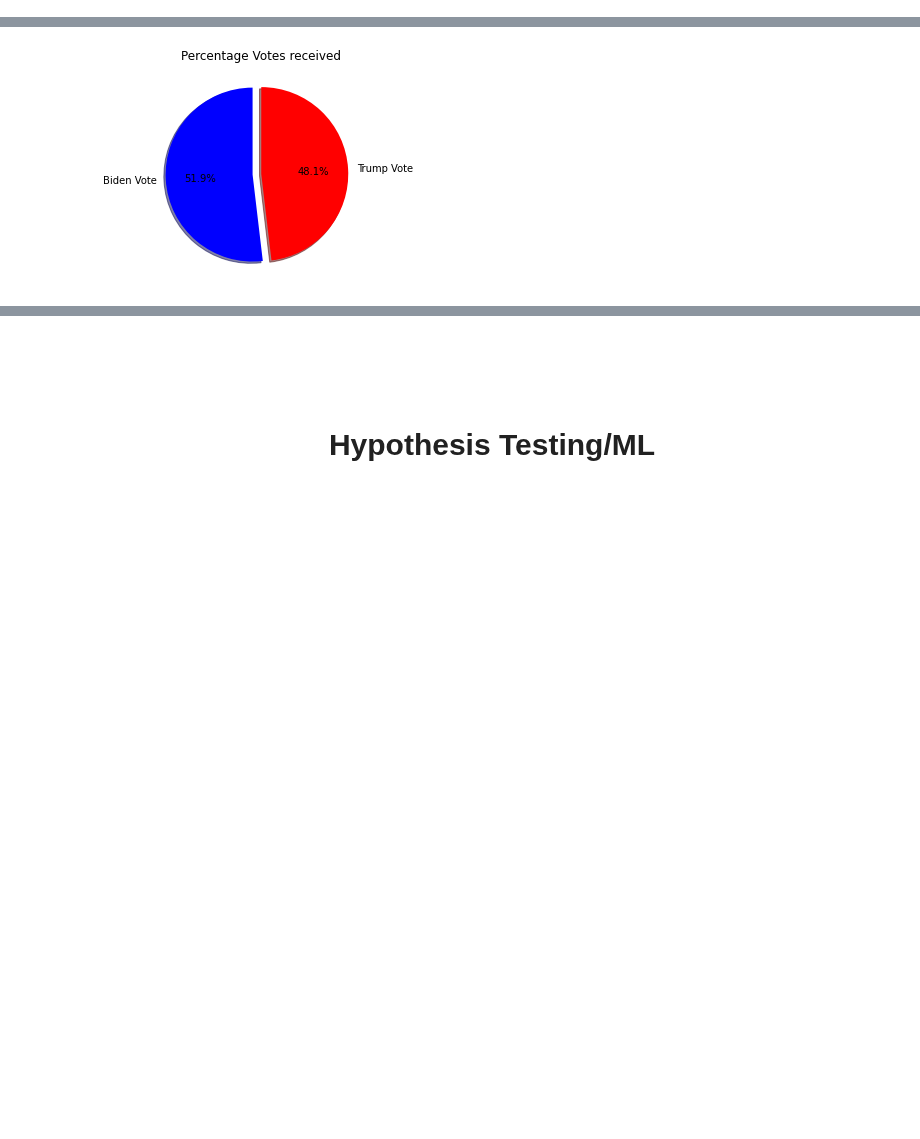
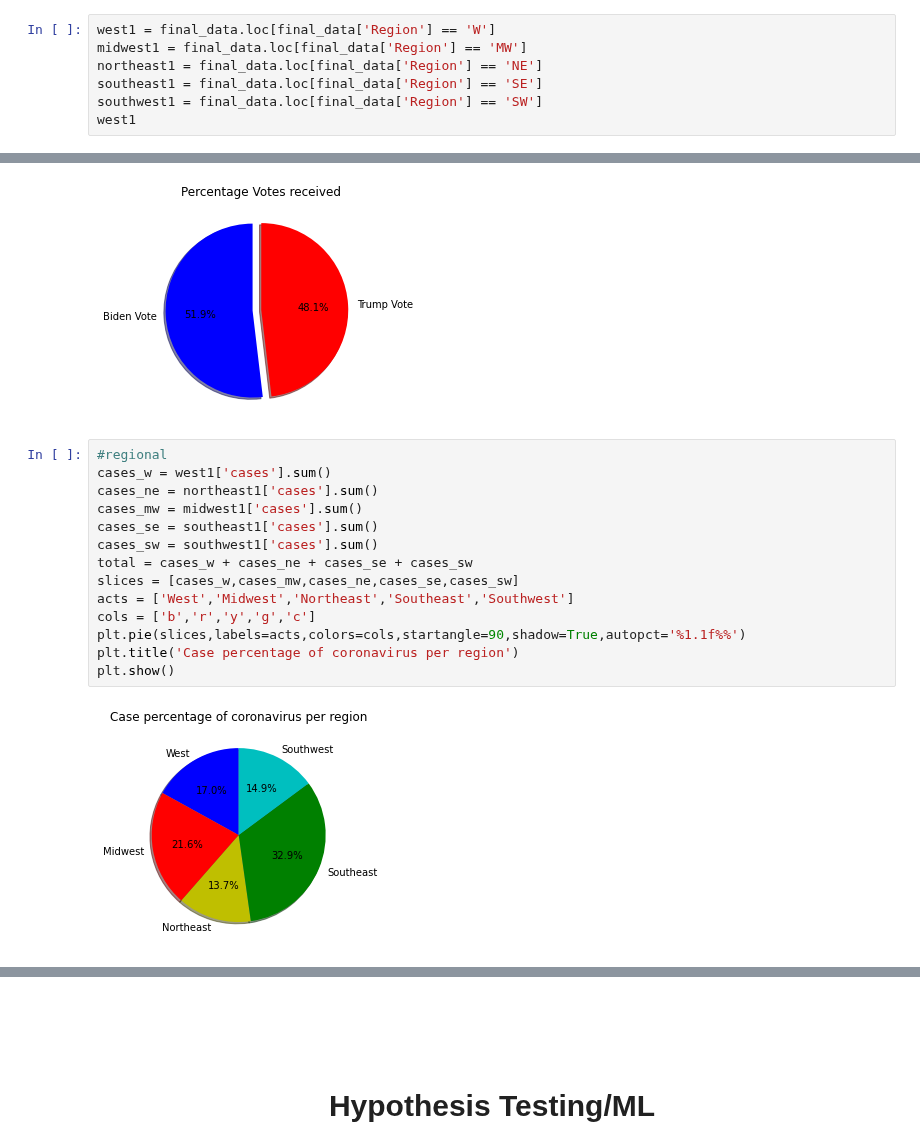
Before and after one commit to Nnaga1/COVID19-and-the-2020-election, a Jupyter notebook: final_tut.ipynb, the cells around one changed output, grey strips where cells are left out. Drawn from its saved outputs; the diff is of its cells as text; blank space fills up the shorter version.

```diff
--- a/final_tut.ipynb
+++ b/final_tut.ipynb
@@ -140,3 +140,10 @@ final_data
 | 47 | Washington | W | 1556739 | 2344336 | 108315 | 2366 | 4100000 | 75.4 | ... |
 | 48 | West Virginia | SE | 542670 | 234197 | 24883 | 460 | 795000 | 57.0 | ... |
 | 49 | Wisconsin | MW | 1610073 | 1630619 | 228862 | 2047 | 3325000 | 76.1 | ... |
+# %%
+west1 = final_data.loc[final_data['Region'] == 'W']
+midwest1 = final_data.loc[final_data['Region'] == 'MW']
+northeast1 = final_data.loc[final_data['Region'] == 'NE']
+southeast1 = final_data.loc[final_data['Region'] == 'SE']
+southwest1 = final_data.loc[final_data['Region'] == 'SW']
+west1
@@ -237,3 +256,19 @@ plt.title('Percentage Votes received')
 plt.show()
 # %% [output]
 [figure]
+# %%
+#regional
+cases_w = west1['cases'].sum()
+cases_ne = northeast1['cases'].sum()
+cases_mw = midwest1['cases'].sum()
+cases_se = southeast1['cases'].sum()
+cases_sw = southwest1['cases'].sum()
+total = cases_w + cases_ne + cases_se + cases_sw
+slices = [cases_w,cases_mw,cases_ne,cases_se,cases_sw]
+acts = ['West','Midwest','Northeast','Southeast','Southwest']
+cols = ['b','r','y','g','c']
+plt.pie(slices,labels=acts,colors=cols,startangle=90,shadow=True,autopct='%1.1f%%')
+plt.title('Case percentage of coronavirus per region')
+plt.show()
+# %% [output]
+[figure, added]
```
Also changed, not shown: parts of 3 cells of this notebook.
